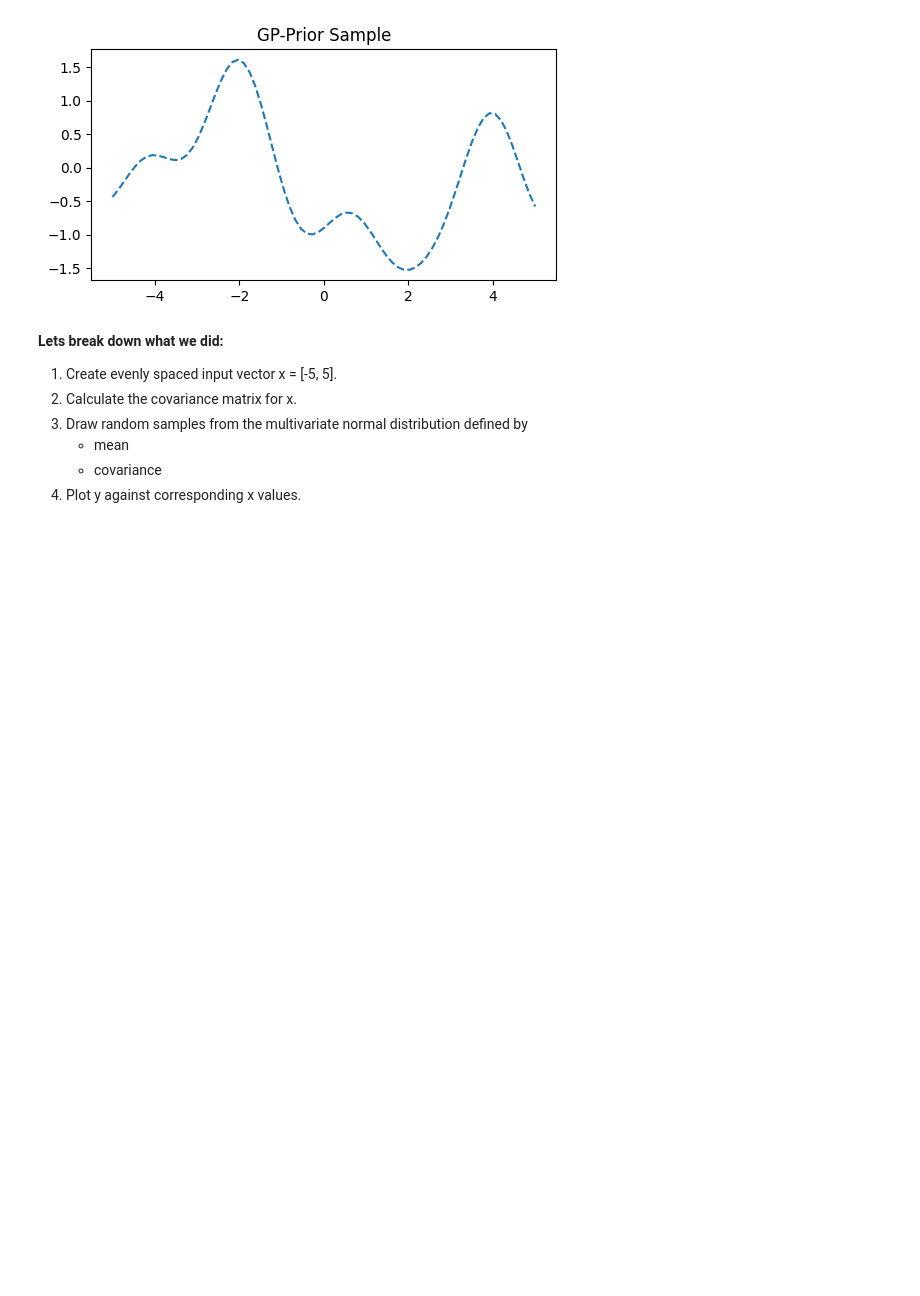
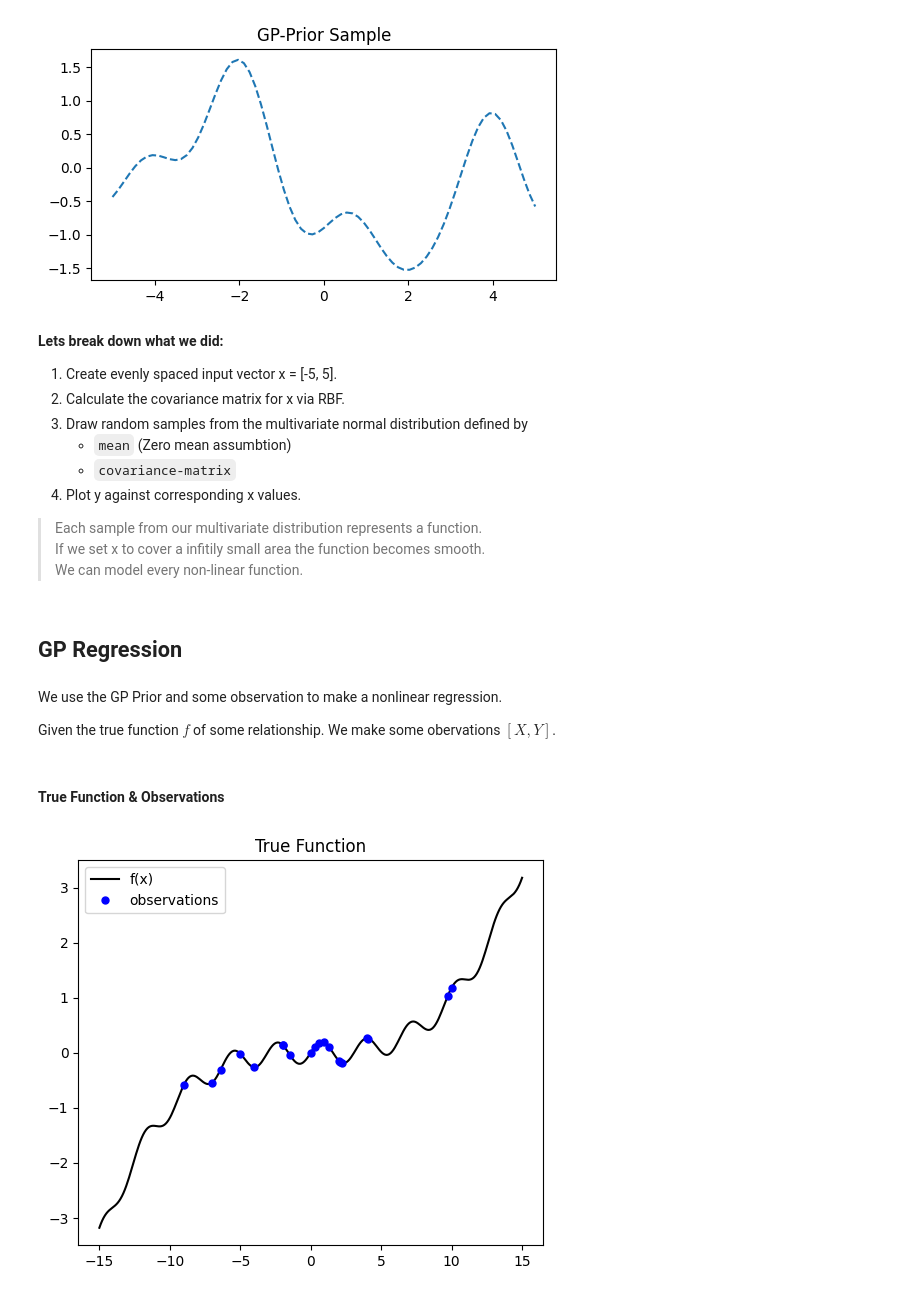
Before and after one commit to ThomasJon196/BIGP-MachineLearning, a Jupyter notebook: main.ipynb, the cells around one changed output. Cells and saved outputs as stored; diff of their text form; code cells hidden in the pictures; blank space fills up the shorter version.

Commit message:
feat: Added calculation of posterior distribution

```diff
--- a/main.ipynb
+++ b/main.ipynb
@@ -93,8 +100,50 @@ plt.close()
 **Lets break down what we did:**
 
 1. Create evenly spaced input vector x = [-5, 5].
-2. Calculate the covariance matrix for x.
+2. Calculate the covariance matrix for x via RBF.
 3. Draw random samples from the multivariate normal distribution defined by
-   - mean
-   - covariance
+   - `mean` (Zero mean assumbtion)
+   - `covariance-matrix`
 4. Plot y against corresponding x values.
+
+> Each sample from our multivariate distribution represents a function.\
+> If we set x to cover a infitily small area the function becomes smooth.\
+> We can model every non-linear function.
+# %% [markdown]
+## GP Regression
+# %% [markdown]
+We use the GP Prior and some observation to make a nonlinear regression.
+
+Given the true function $f$ of some relationship. We make some obervations $[X, Y]$.
+# %% [markdown]
+#### True Function & Observations
+# %%
+f = lambda a: 0.001*a**3 + 0.2*np.sin(2*a)
+
+# Visualize function
+x_lin = np.linspace(-15, 15, 300)
+f_true = f(x_lin)
+
+def plot_true_function(x, y):
+    plt.figure(figsize=(6, 5))
+    plt.plot(x, y, c="k", linestyle="-", label="f(x)")
+    plt.title("True Function")
+
+plot_true_function(x_lin, f_true)
+
+# Random observations
+np.random.seed(101)
+n_observations = 10
+X = np.random.randint(-13, 13, size=n_observations)
+X = list(x) + list(np.random.normal(0,4,10))
+X = np.array(x)
+X.sort()
+Y = f(x)
+
+# Plot observations
+plt.plot(X, Y, c="b", linestyle="", marker="o", markersize=5, label="observations")
+plt.legend()
+plt.show()
+plt.close()
+# %% [output]
+[figure, added]
```
Also changed, not shown: parts of 9 cells of this notebook, 1 other file.
